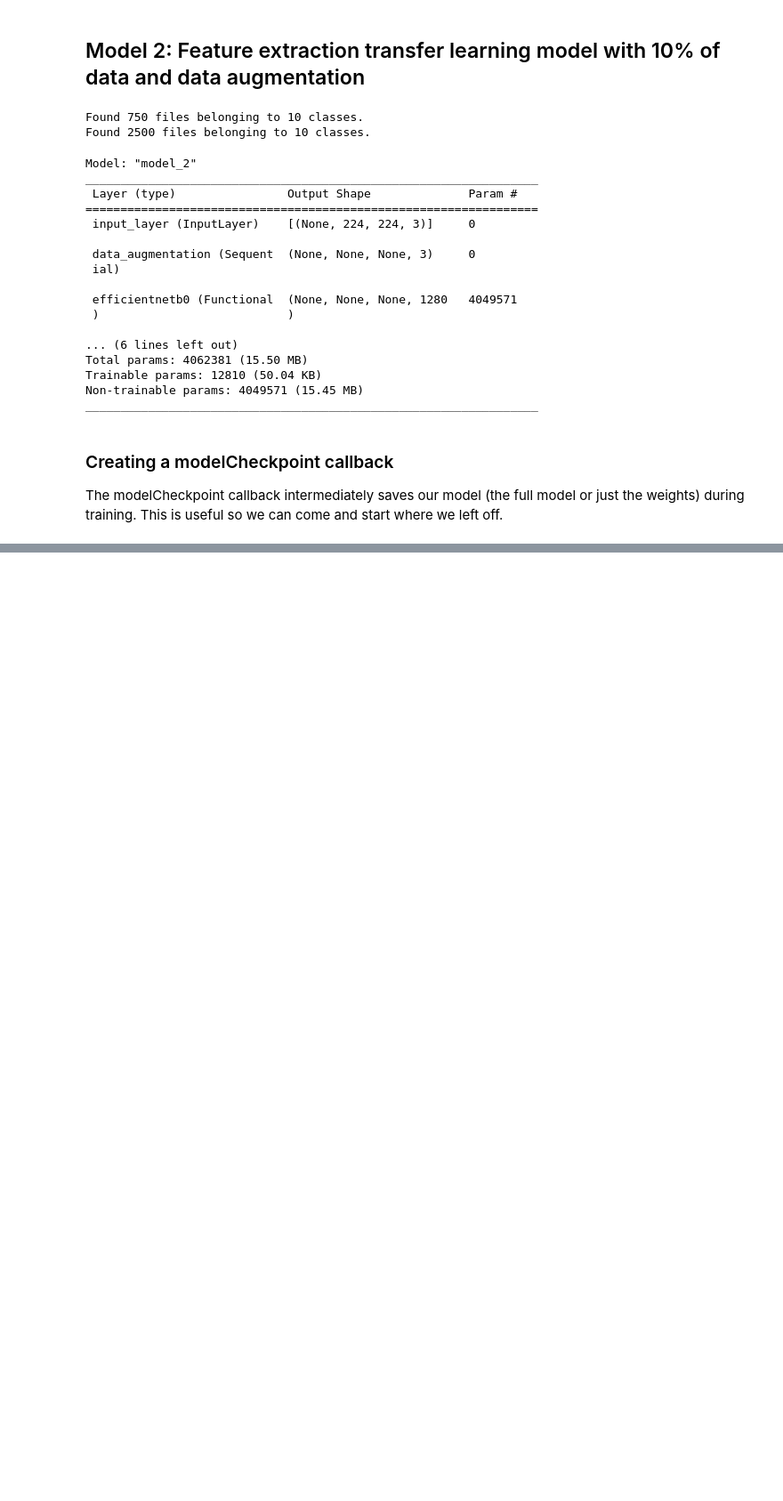
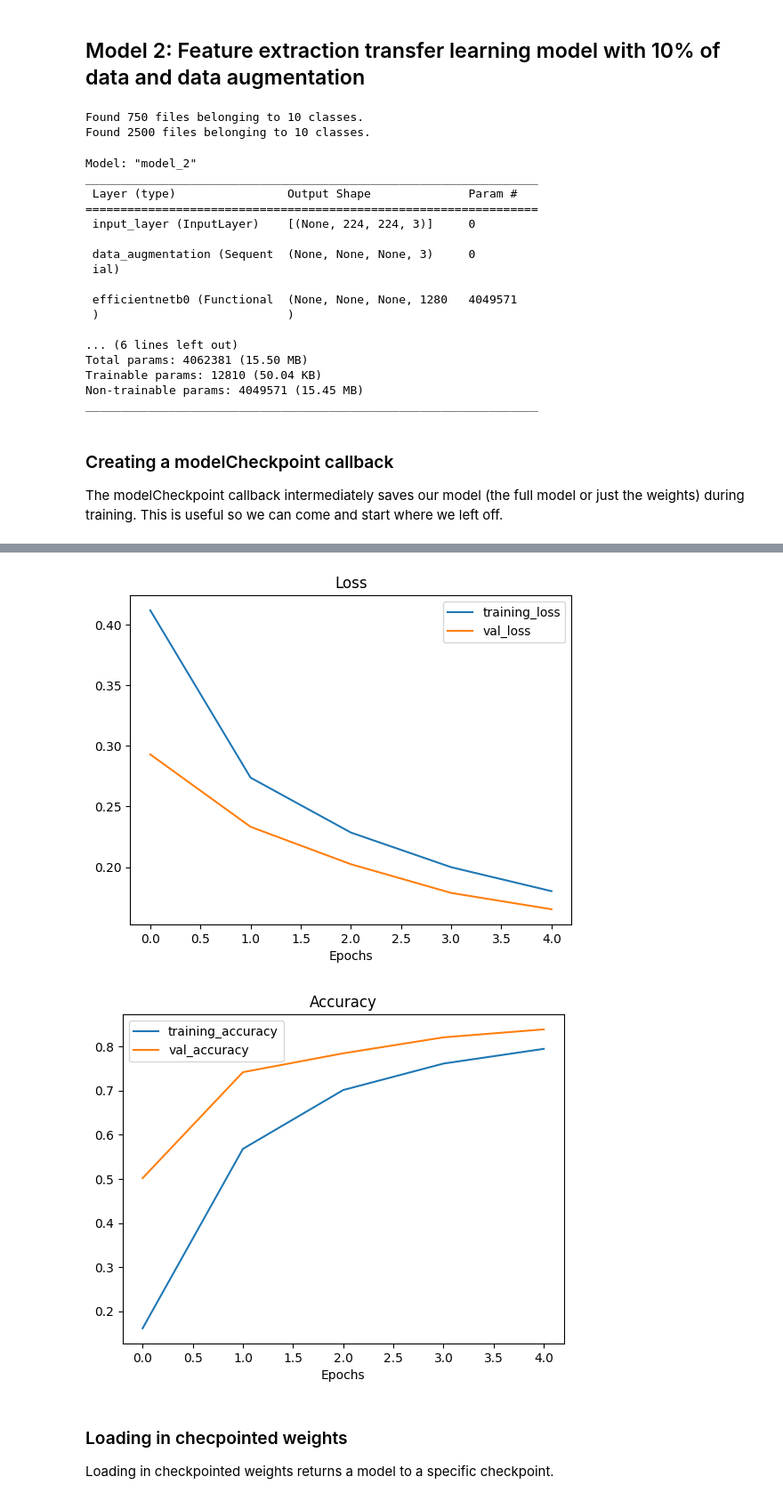
Before and after one commit to Rus-tam/daniel_bourke_course, a Jupyter notebook: notebooks/05_transfer_learning_in_tensorflow_part_2_fine_tuning.ipynb, the cells around one changed output, grey strips where cells are left out. Shown at 89% size. Drawn from its saved outputs; the diff is of its cells as text; code cells hidden in the pictures; blank space fills up the shorter version.

Commit message:
loading saved weights into model_2

```diff
--- a/notebooks/05_transfer_learning_in_tensorflow_part_2_fine_tuning.ipynb
+++ b/notebooks/05_transfer_learning_in_tensorflow_part_2_fine_tuning.ipynb
@@ -584,4 +584,5 @@ checkpoint_path = "../ten_percent_model_checkpoints_weights/checkpoint.ckpt"
 checkpoint_callback = tf.keras.callbacks.ModelCheckpoint(filepath=checkpoint_path,
                                                         save_weights_only=True,
                                                         save_best_only=False,
-                                                        save_freq=)
+                                                        save_freq="epoch",
+                                                        verbose=1)
@@ -587,0 +591,11 @@ checkpoint_callback = tf.keras.callbacks.ModelCheckpoint(filepath=checkpoint_pat
+# %%
+# Fit the model and saving checkpoints wvery epochs
+initial_epochs = 5
+history_10_percent_data_aug = model_2.fit(train_data_10_percent,
+                                          epochs=initial_epochs,
+                                          validation_data=test_data,
+                                          validation_steps=int(0.25 * len(test_data)),
+                                          callbacks=[create_tensorboard_callback(dir_name="transfer_learning",
+                                                                                experiment_name="10_percent_data_aug"),
+                                                    checkpoint_callback]
+)
@@ -587,0 +633,10 @@ checkpoint_callback = tf.keras.callbacks.ModelCheckpoint(filepath=checkpoint_pat
+# %%
+# Plot model loss curves
+plot_loss_curves(history_10_percent_data_aug)
+# %% [output]
+[figure, added]
+[figure, added]
+# %% [markdown]
+### Loading in checpointed weights
+
+Loading in checkpointed weights returns a model to a specific checkpoint.
```
Also changed, not shown: parts of 10 cells of this notebook, 3 other files.
